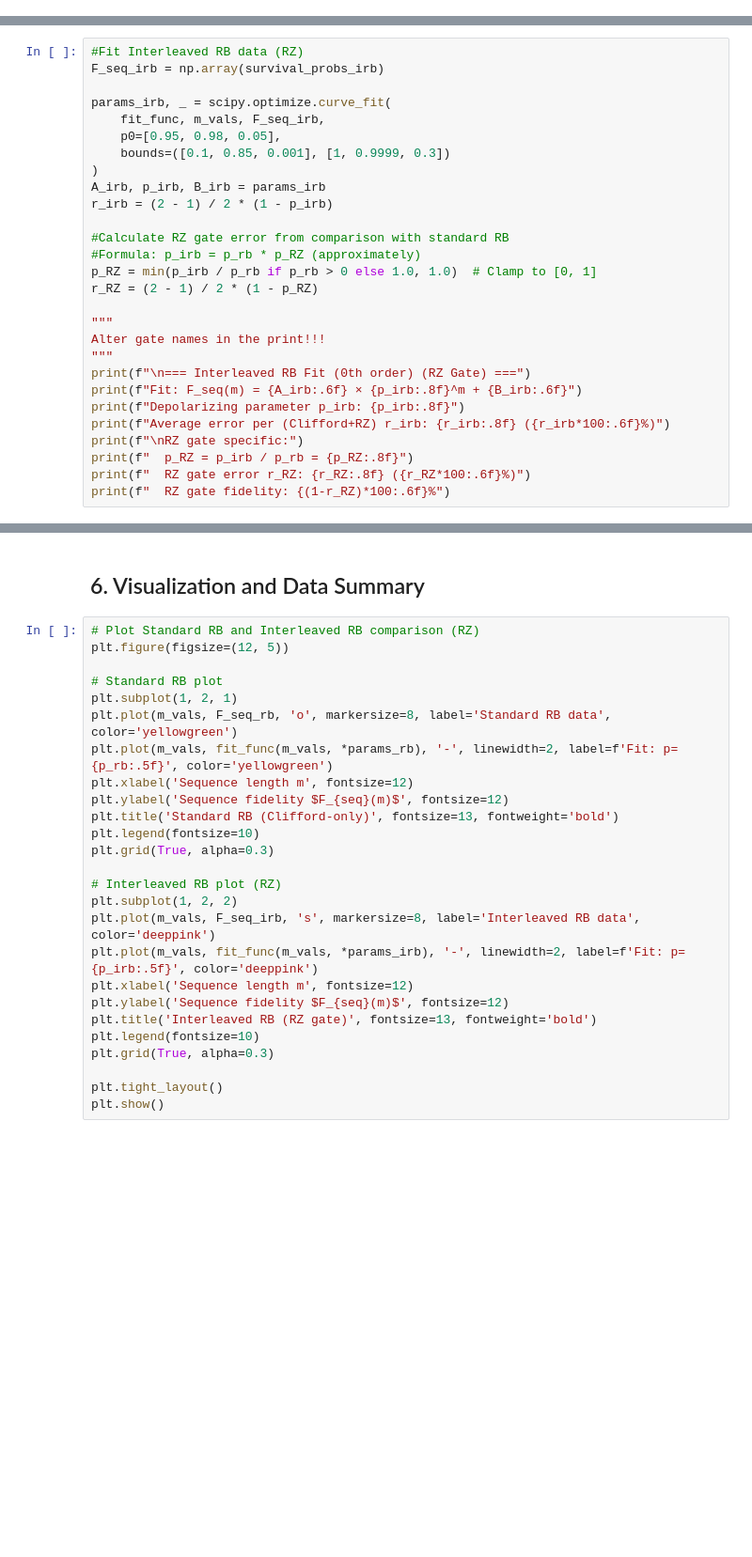
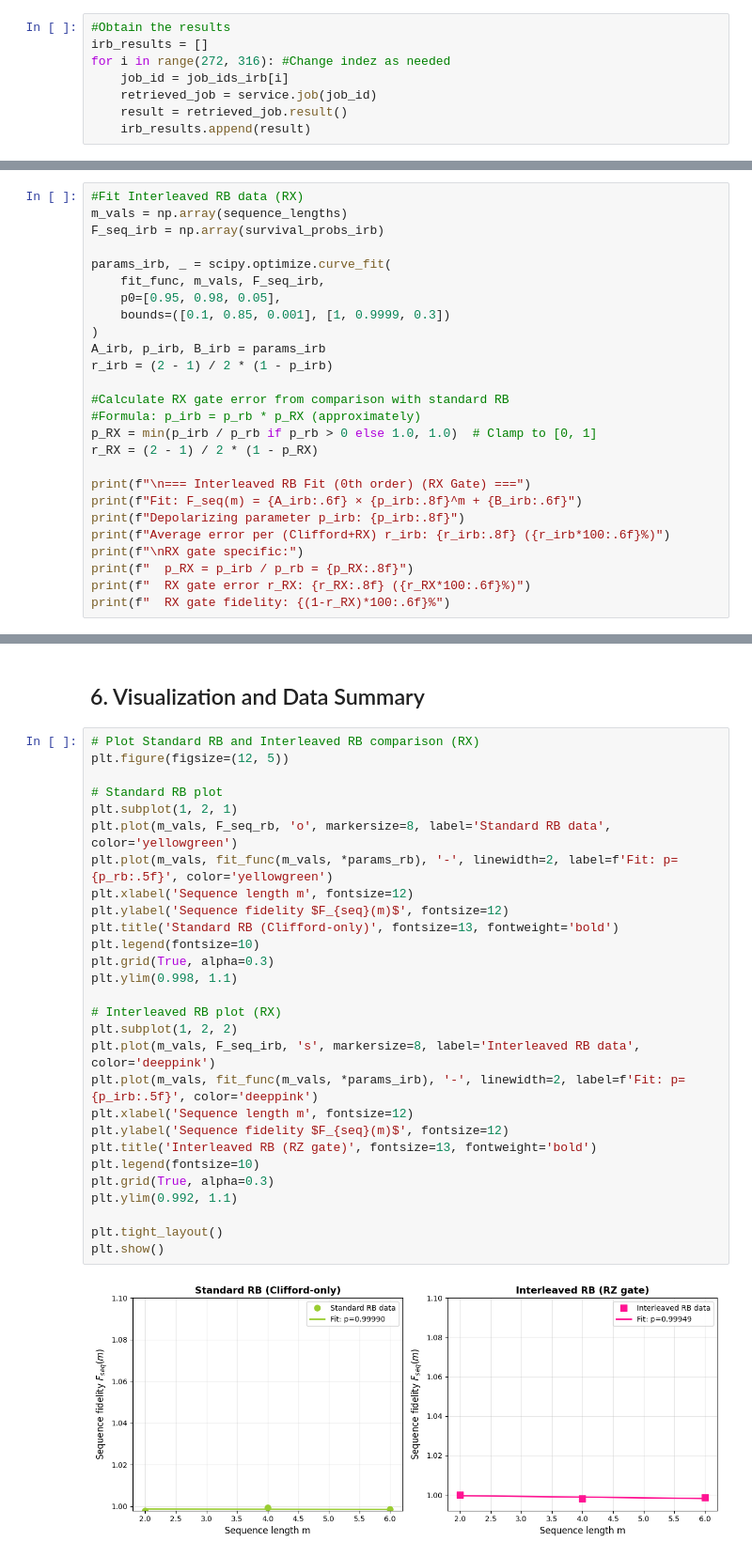
Before and after one commit to lv-laura/benchmarking-ibm-qbs, a Jupyter notebook: ibm_server_run_single_qb.ipynb, the cells around one changed output, grey strips where cells are left out. Shown at 94% size. Cells and saved outputs as stored; diff of their text form; blank space fills up the shorter version.

```diff
--- a/ibm_server_run_single_qb.ipynb
+++ b/ibm_server_run_single_qb.ipynb
@@ -344,0 +411,8 @@ print("Interleaved RB complete (ibm_fez, Sampler)")
+# %%
+#Obtain the results
+irb_results = []
+for i in range(272, 316): #Change indez as needed
+    job_id = job_ids_irb[i]
+    retrieved_job = service.job(job_id)
+    result = retrieved_job.result()
+    irb_results.append(result)
@@ -345,5 +490,6 @@ print("Interleaved RB complete (ibm_fez, Sampler)")
 # %%
-#Fit Interleaved RB data (RZ)
+#Fit Interleaved RB data (RX)
+m_vals = np.array(sequence_lengths)
 F_seq_irb = np.array(survival_probs_irb)
 
 params_irb, _ = scipy.optimize.curve_fit(
@@ -354,19 +500,16 @@ params_irb, _ = scipy.optimize.curve_fit(
 A_irb, p_irb, B_irb = params_irb
 r_irb = (2 - 1) / 2 * (1 - p_irb)
 
-#Calculate RZ gate error from comparison with standard RB
-#Formula: p_irb = p_rb * p_RZ (approximately)
-p_RZ = min(p_irb / p_rb if p_rb > 0 else 1.0, 1.0)  # Clamp to [0, 1]
-r_RZ = (2 - 1) / 2 * (1 - p_RZ)
+#Calculate RX gate error from comparison with standard RB
+#Formula: p_irb = p_rb * p_RX (approximately)
+p_RX = min(p_irb / p_rb if p_rb > 0 else 1.0, 1.0)  # Clamp to [0, 1]
+r_RX = (2 - 1) / 2 * (1 - p_RX)
 
-"""
-Alter gate names in the print!!!
-"""
-print(f"\n=== Interleaved RB Fit (0th order) (RZ Gate) ===")
+print(f"\n=== Interleaved RB Fit (0th order) (RX Gate) ===")
 print(f"Fit: F_seq(m) = {A_irb:.6f} × {p_irb:.8f}^m + {B_irb:.6f}")
 print(f"Depolarizing parameter p_irb: {p_irb:.8f}")
-print(f"Average error per (Clifford+RZ) r_irb: {r_irb:.8f} ({r_irb*100:.6f}%)")
-print(f"\nRZ gate specific:")
-print(f"  p_RZ = p_irb / p_rb = {p_RZ:.8f}")
-print(f"  RZ gate error r_RZ: {r_RZ:.8f} ({r_RZ*100:.6f}%)")
-print(f"  RZ gate fidelity: {(1-r_RZ)*100:.6f}%")
+print(f"Average error per (Clifford+RX) r_irb: {r_irb:.8f} ({r_irb*100:.6f}%)")
+print(f"\nRX gate specific:")
+print(f"  p_RX = p_irb / p_rb = {p_RX:.8f}")
+print(f"  RX gate error r_RX: {r_RX:.8f} ({r_RX*100:.6f}%)")
+print(f"  RX gate fidelity: {(1-r_RX)*100:.6f}%")
@@ -396,29 +578,33 @@ except Exception as e:
 # %% [markdown]
 ## 6. Visualization and Data Summary
 # %%
-# Plot Standard RB and Interleaved RB comparison (RZ)
+# Plot Standard RB and Interleaved RB comparison (RX)
 plt.figure(figsize=(12, 5))
 
 # Standard RB plot
 plt.subplot(1, 2, 1)
 plt.plot(m_vals, F_seq_rb, 'o', markersize=8, label='Standard RB data', color='yellowgreen')
 plt.plot(m_vals, fit_func(m_vals, *params_rb), '-', linewidth=2, label=f'Fit: p={p_rb:.5f}', color='yellowgreen')
 plt.xlabel('Sequence length m', fontsize=12)
 plt.ylabel('Sequence fidelity $F_{seq}(m)$', fontsize=12)
 plt.title('Standard RB (Clifford-only)', fontsize=13, fontweight='bold')
 plt.legend(fontsize=10)
 plt.grid(True, alpha=0.3)
+plt.ylim(0.998, 1.1)
 
-# Interleaved RB plot (RZ)
+# Interleaved RB plot (RX)
 plt.subplot(1, 2, 2)
 plt.plot(m_vals, F_seq_irb, 's', markersize=8, label='Interleaved RB data', color='deeppink')
 plt.plot(m_vals, fit_func(m_vals, *params_irb), '-', linewidth=2, label=f'Fit: p={p_irb:.5f}', color='deeppink')
 plt.xlabel('Sequence length m', fontsize=12)
 plt.ylabel('Sequence fidelity $F_{seq}(m)$', fontsize=12)
 plt.title('Interleaved RB (RZ gate)', fontsize=13, fontweight='bold')
 plt.legend(fontsize=10)
 plt.grid(True, alpha=0.3)
+plt.ylim(0.992, 1.1)
 
 plt.tight_layout()
 plt.show()
+# %% [output]
+[figure, added]
 # %%
```
Also changed, not shown: parts of 28 cells of this notebook, 22 other files.
